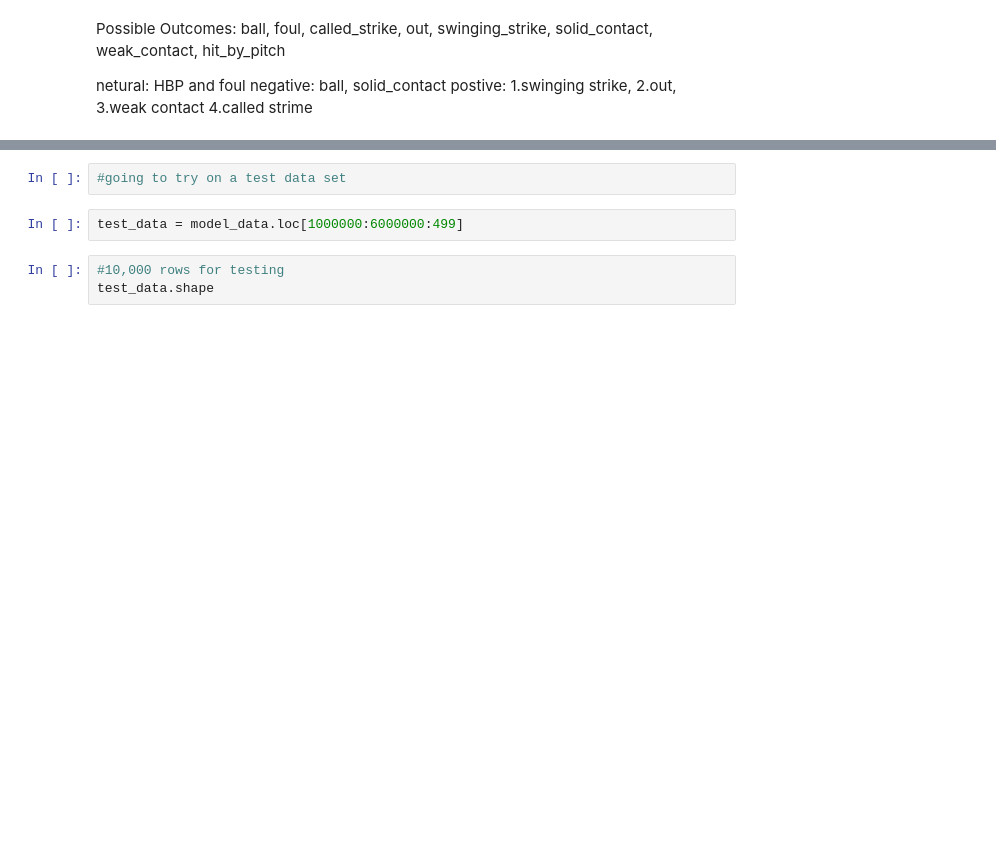
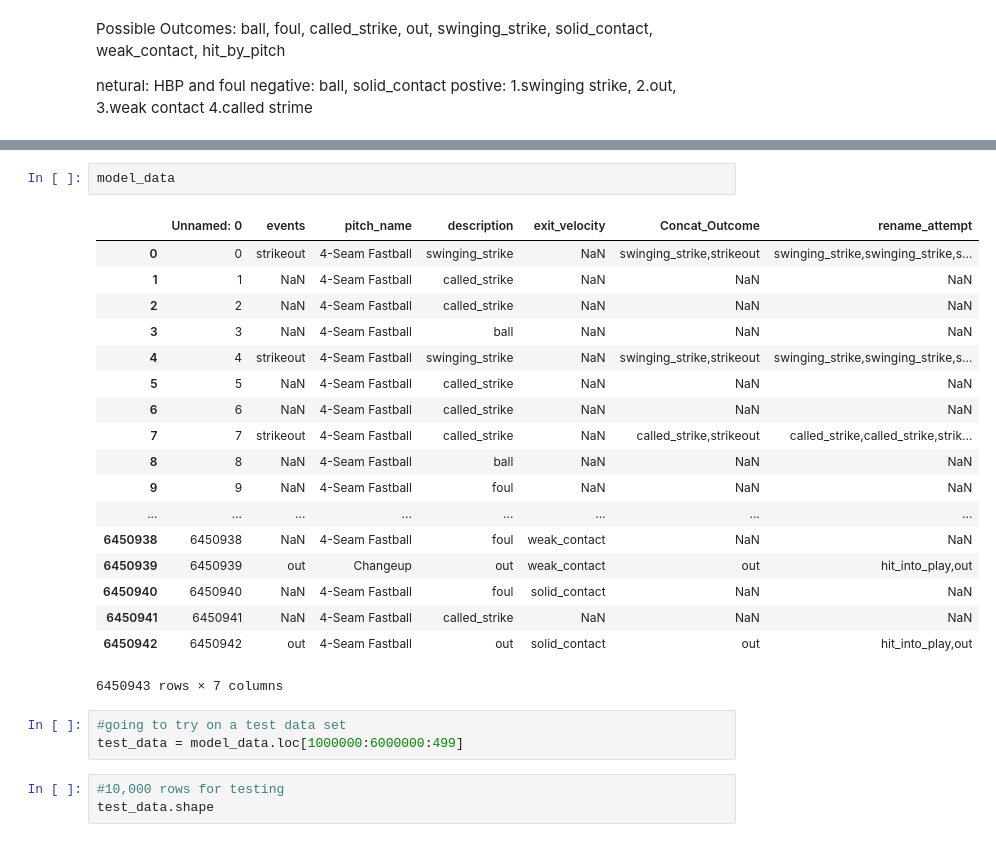
Before and after one commit to nradich/Pitch_Effective, a Jupyter notebook: model_testing.ipynb, the cells around one changed output, grey strips where cells are left out. Cells and saved outputs as stored; diff of their text form; blank space fills up the shorter version.

```diff
--- a/model_testing.ipynb
+++ b/model_testing.ipynb
@@ -28,7 +132,27 @@ postive: 1.swinging strike, 2.out, 3.weak contact 4.called strime
+# %%
+model_data
+# %% [output]
+|  | Unnamed: 0 | events | pitch_name | description | exit_velocity | Concat_Outcome | rename_attempt |
+| 0 | 0 | strikeout | 4-Seam Fastball | swinging_strike | NaN | swinging_strike,strikeout | swinging_strike,swinging_strike,s... |
+| 1 | 1 | NaN | 4-Seam Fastball | called_strike | NaN | NaN | NaN |
+| 2 | 2 | NaN | 4-Seam Fastball | called_strike | NaN | NaN | NaN |
+| 3 | 3 | NaN | 4-Seam Fastball | ball | NaN | NaN | NaN |
+| 4 | 4 | strikeout | 4-Seam Fastball | swinging_strike | NaN | swinging_strike,strikeout | swinging_strike,swinging_strike,s... |
+| 5 | 5 | NaN | 4-Seam Fastball | called_strike | NaN | NaN | NaN |
+| 6 | 6 | NaN | 4-Seam Fastball | called_strike | NaN | NaN | NaN |
+| 7 | 7 | strikeout | 4-Seam Fastball | called_strike | NaN | called_strike,strikeout | called_strike,called_strike,strik... |
+| 8 | 8 | NaN | 4-Seam Fastball | ball | NaN | NaN | NaN |
+| 9 | 9 | NaN | 4-Seam Fastball | foul | NaN | NaN | NaN |
+| ... | ... | ... | ... | ... | ... | ... | ... |
+| 6450938 | 6450938 | NaN | 4-Seam Fastball | foul | weak_contact | NaN | NaN |
+| 6450939 | 6450939 | out | Changeup | out | weak_contact | out | hit_into_play,out |
+| 6450940 | 6450940 | NaN | 4-Seam Fastball | foul | solid_contact | NaN | NaN |
+| 6450941 | 6450941 | NaN | 4-Seam Fastball | called_strike | NaN | NaN | NaN |
+| 6450942 | 6450942 | out | 4-Seam Fastball | out | solid_contact | out | hit_into_play,out |
+6450943 rows × 7 columns
 # %%
 #going to try on a test data set
+test_data = model_data.loc[1000000:6000000:499]
-# %%
-test_data = model_data.loc[1000000:6000000:499]
 # %%
 #10,000 rows for testing
 test_data.shape
```
Also changed, not shown: parts of 35 cells of this notebook.
